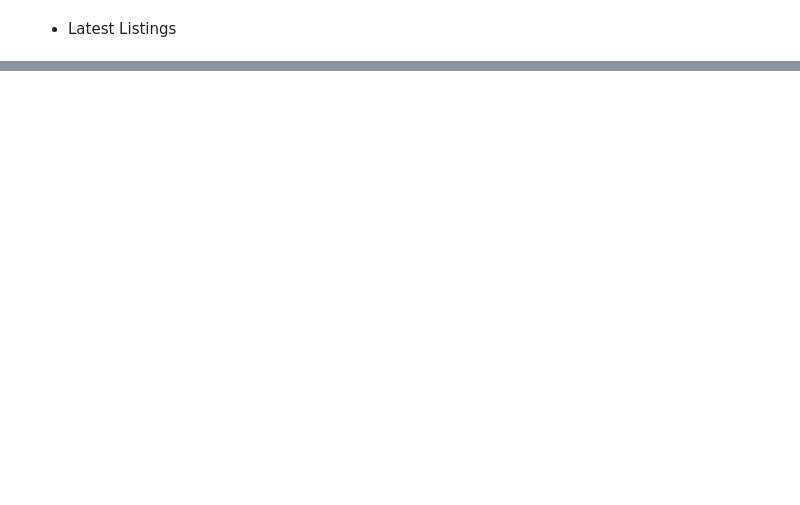
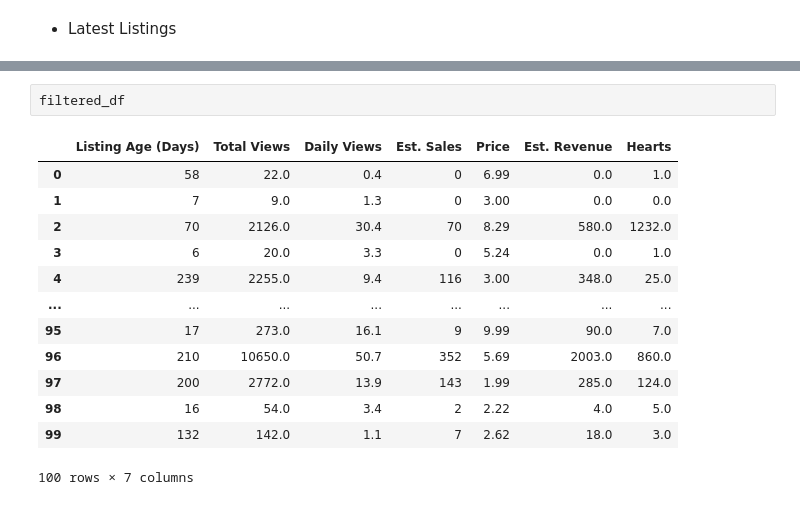
Before and after one commit to gupta-aayushkr/Etsy-Market-Analysis, a Jupyter notebook: EDA.ipynb, the cells around one changed output, grey strips where cells are left out. Saved outputs shown, nothing was run; the diff lists cells and outputs as text; blank space fills up the shorter version.

```diff
--- a/EDA.ipynb
+++ b/EDA.ipynb
@@ -499,0 +557,16 @@ df[df["Listing Age (Days)"].isin(new_listing)]
+# %%
+filtered_df
+# %% [output]
+|  | Listing Age (Days) | Total Views | Daily Views | Est. Sales | Price | Est. Revenue | Hearts |
+| 0 | 58 | 22.0 | 0.4 | 0 | 6.99 | 0.0 | 1.0 |
+| 1 | 7 | 9.0 | 1.3 | 0 | 3.00 | 0.0 | 0.0 |
+| 2 | 70 | 2126.0 | 30.4 | 70 | 8.29 | 580.0 | 1232.0 |
+| 3 | 6 | 20.0 | 3.3 | 0 | 5.24 | 0.0 | 1.0 |
+| 4 | 239 | 2255.0 | 9.4 | 116 | 3.00 | 348.0 | 25.0 |
+| ... | ... | ... | ... | ... | ... | ... | ... |
+| 95 | 17 | 273.0 | 16.1 | 9 | 9.99 | 90.0 | 7.0 |
+| 96 | 210 | 10650.0 | 50.7 | 352 | 5.69 | 2003.0 | 860.0 |
+| 97 | 200 | 2772.0 | 13.9 | 143 | 1.99 | 285.0 | 124.0 |
+| 98 | 16 | 54.0 | 3.4 | 2 | 2.22 | 4.0 | 5.0 |
+| 99 | 132 | 142.0 | 1.1 | 7 | 2.62 | 18.0 | 3.0 |
+100 rows × 7 columns
```
Also changed, not shown: parts of 13 cells of this notebook, 1 other file.
